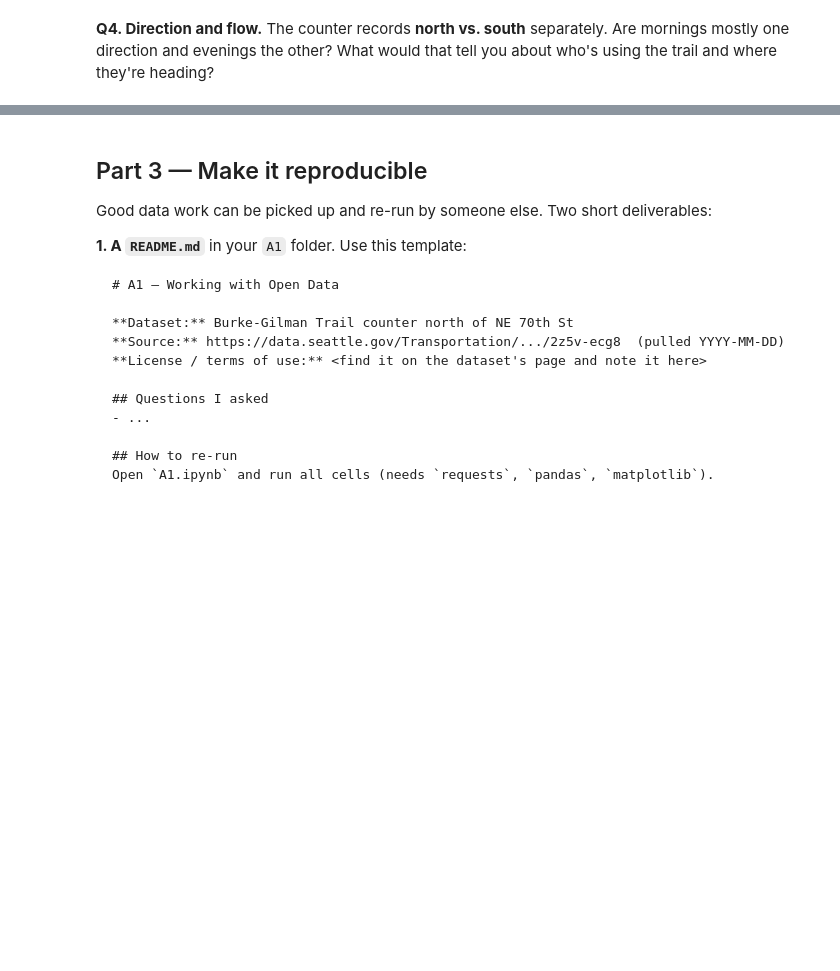
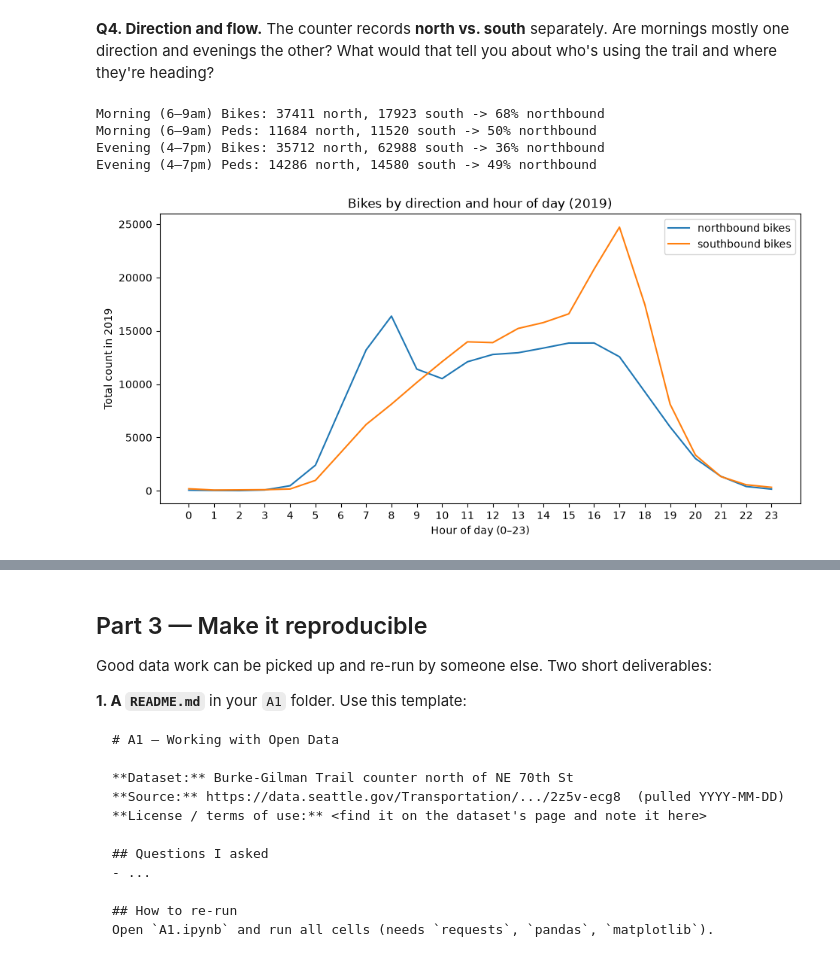
Before and after one commit to pawatp-uw/hcde-410, a Jupyter notebook: A1/A1.ipynb, the cells around one changed output, grey strips where cells are left out. Saved outputs shown, nothing was run; the diff lists cells and outputs as text; code cells hidden in the pictures; blank space fills up the shorter version.

```diff
--- a/A1/A1.ipynb
+++ b/A1/A1.ipynb
@@ -130,6 +297,32 @@ Is there evidence people use the Burke-Gilman to *commute*, not just for fun? Co
 The counter records **north vs. south** separately. Are mornings mostly one direction and evenings the other? What would that tell you about who's using the trail and where they're heading?
 # %%
 # Your code for Q4
+
+# Morning and evening rush windows
+morning = [6, 7, 8]       # 6–9am
+evening = [16, 17, 18]    # 4–7pm
+
+# Northbound vs. southbound counts and northbound share for each window
+for label, hours in [("Morning (6–9am)", morning), ("Evening (4–7pm)", evening)]:
+    for group, north, south in [("Bikes", "northbound bikes", "southbound bikes"),
+                                ("Peds",  "northbound pedestrians", "southbound pedestrians")]:
+        n = hourly.loc[hours, north].sum()
+        s = hourly.loc[hours, south].sum()
+        print(f"{label} {group}: {n} north, {s} south -> {n / (n + s) * 100:.0f}% northbound")
+
+# Bike traffic by direction across the day
+hourly[["northbound bikes", "southbound bikes"]].plot(figsize=(11, 5))
+plt.title("Bikes by direction and hour of day (2019)")
+plt.xlabel("Hour of day (0–23)")
+plt.ylabel("Total count in 2019")
+plt.xticks(range(0, 24))
+plt.show()
+# %% [output]
+Morning (6–9am) Bikes: 37411 north, 17923 south -> 68% northbound
+Morning (6–9am) Peds: 11684 north, 11520 south -> 50% northbound
+Evening (4–7pm) Bikes: 35712 north, 62988 south -> 36% northbound
+Evening (4–7pm) Peds: 14286 north, 14580 south -> 49% northbound
+[figure, added]
 # %% [markdown]
 **Your Q4 answer:**
 
```
Also changed, not shown: parts of 14 cells of this notebook, 1 other file.
